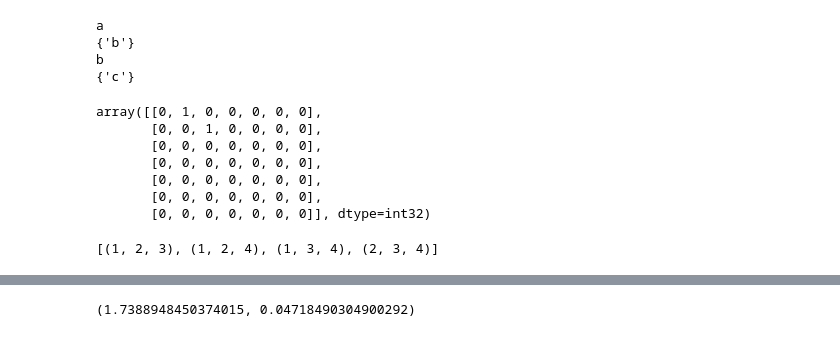
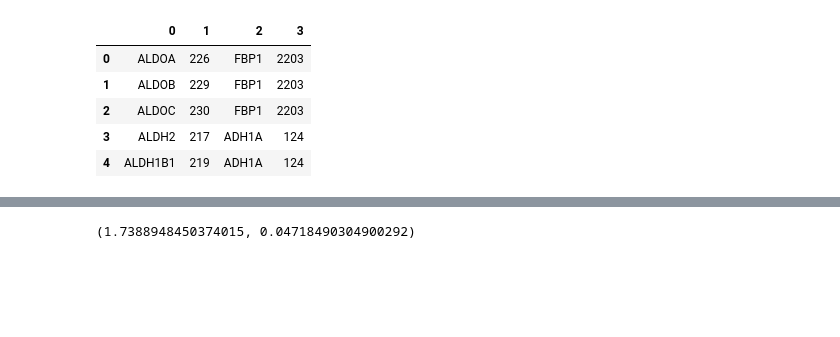
Before and after one commit to LedOverSea/DigNet_reproducibility, a Jupyter notebook: 复现笔记.ipynb, the cells around one changed output, grey strips where cells are left out. Drawn from its saved outputs; the diff is of its cells as text; code cells hidden in the pictures; blank space fills up the shorter version.

Commit message:
增加了pathway/pathway.py的复现代码

```diff
--- a/复现笔记.ipynb
+++ b/复现笔记.ipynb
@@ -156,29 +279,24 @@ df[0,1],df
-# %%
-import networkx as nx
-graph = nx.DiGraph()
-graph.add_edges_from([['a','b'],['b','c']])
-
-for edge in list(graph.edges()):
-    print(edge[0])
-    print(set(graph.neighbors(edge[0])))
-
-graph.add_nodes_from([2,2,3,3,4,4,5])
-nx.adjacency_matrix(graph).toarray()
-# %% [output]
-a
-{'b'}
-b
-{'c'}
-array([[0, 1, 0, 0, 0, 0, 0],
-       [0, 0, 1, 0, 0, 0, 0],
-       [0, 0, 0, 0, 0, 0, 0],
-       [0, 0, 0, 0, 0, 0, 0],
-       [0, 0, 0, 0, 0, 0, 0],
-       [0, 0, 0, 0, 0, 0, 0],
-       [0, 0, 0, 0, 0, 0, 0]], dtype=int32)
-# %%
-import itertools
-a = [1,2,3,4]
-list(itertools.combinations(a, 3))
-# %% [output]
-[(1, 2, 3), (1, 2, 4), (1, 3, 4), (2, 3, 4)]
+# %%
+celllist = ["T_cell", "B_cell", "Cancer"]
+filelist = [33,39,42,53,60]
+# 此处根据修改Cancer_datasets中的文件修改,只做其中几个用于展示
+test_pathway = 'hsa05224'
+Cnum = 100
+k = 20
+KEGG = load_KEGG()
+# KEGG是dict,每一个key对应多个基因名
+Regnetwork_path = 'pathway/Regnetwork/2022.human.source'
+dtypes = {1: str, 3: str}
+# 第1,3列是数字,此处强行要求识别成字符串
+human_network = pd.read_csv(Regnetwork_path, sep='\t', header=None, dtype=dtypes)
+# human_network是DataFrame,共4列,第0,2列分别是调控基因TF,靶基因Gene
+metacell = False
+# %%
+human_network.head()
+# %% [output]
+|  | 0 | 1 | 2 | 3 |
+| 0 | ALDOA | 226 | FBP1 | 2203 |
+| 1 | ALDOB | 229 | FBP1 | 2203 |
+| 2 | ALDOC | 230 | FBP1 | 2203 |
+| 3 | ALDH2 | 217 | ADH1A | 124 |
+| 4 | ALDH1B1 | 219 | ADH1A | 124 |
```
Also changed, not shown: parts of 15 cells of this notebook, 4 other files.
